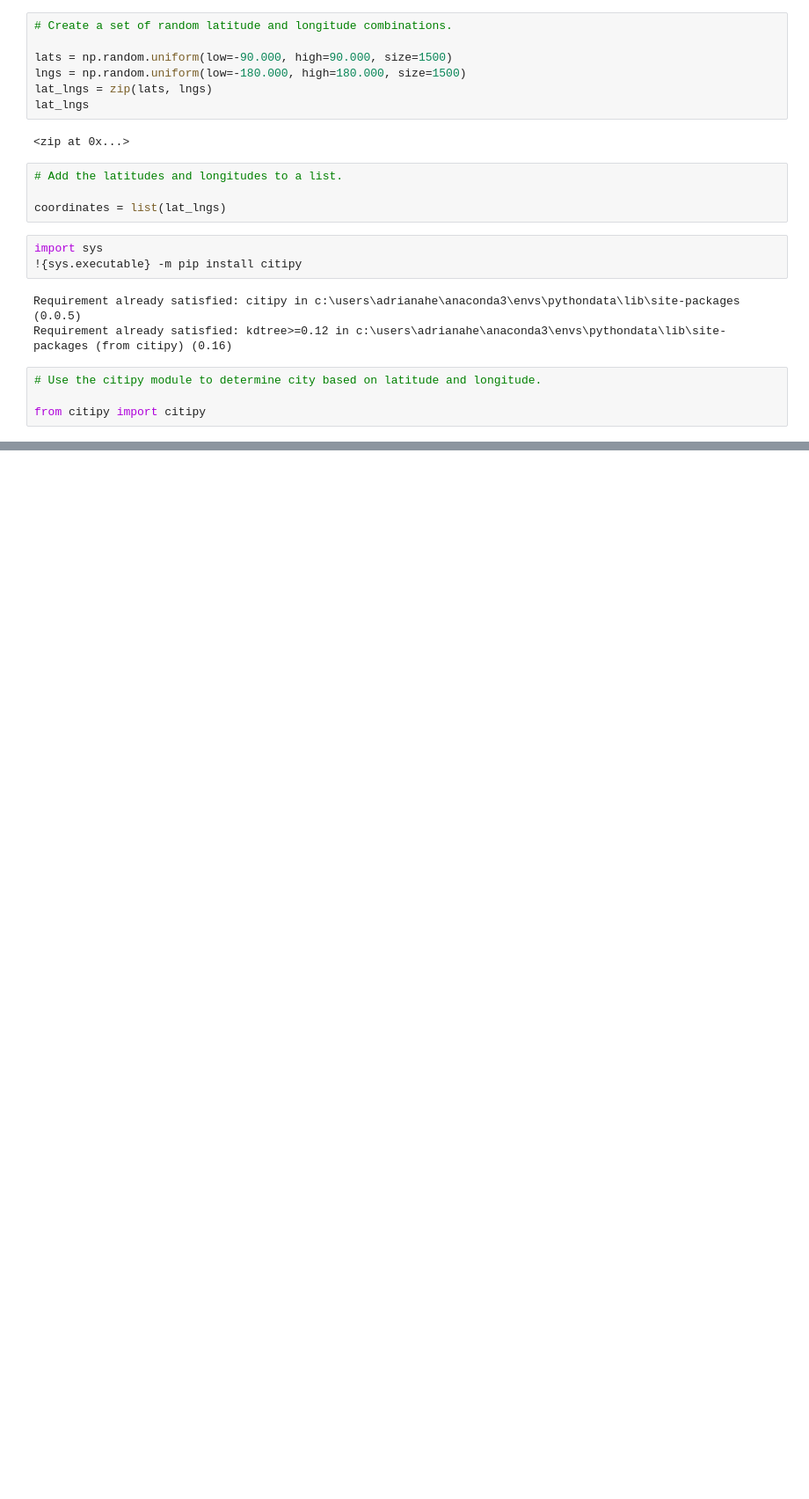
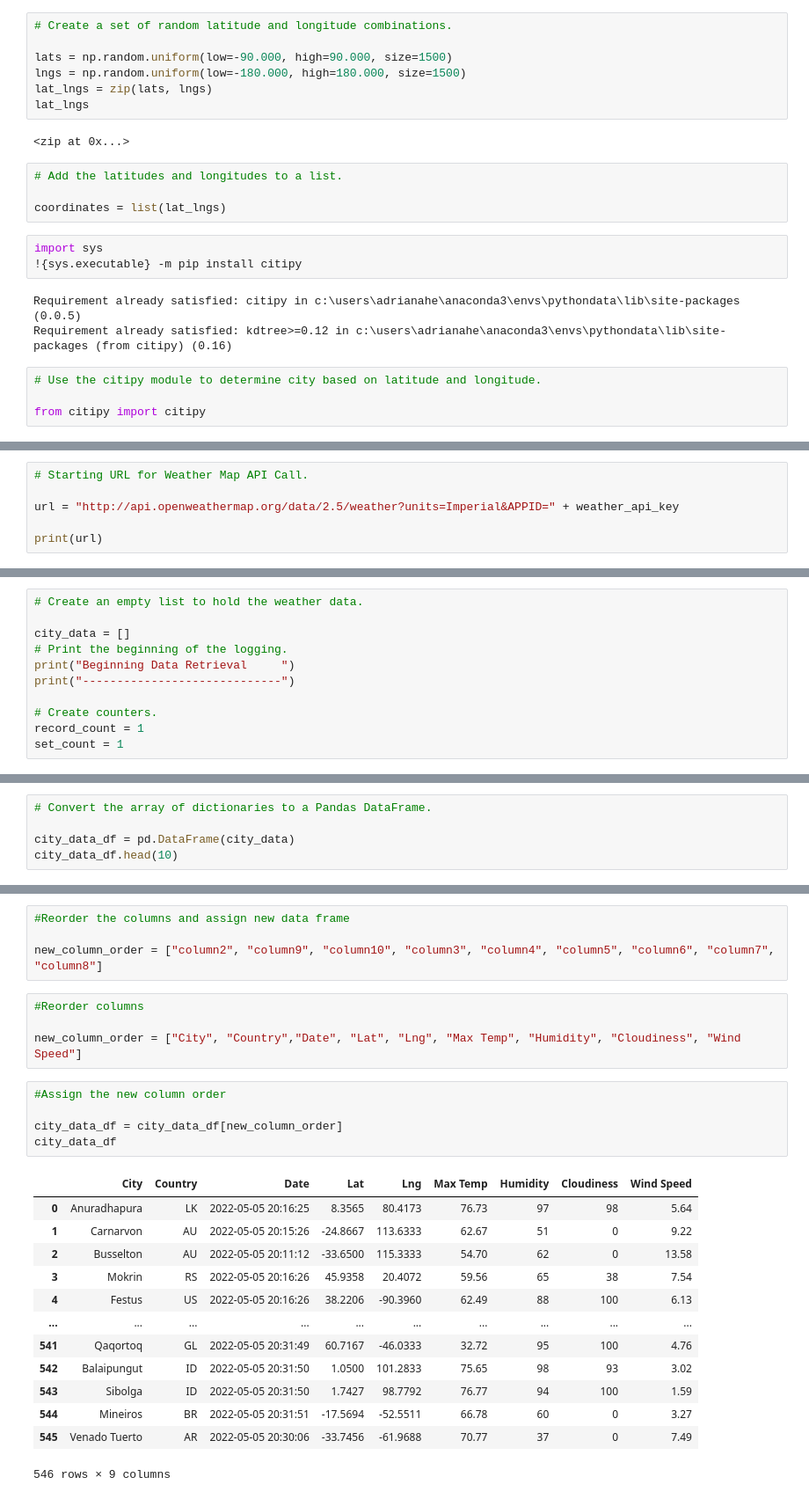
Before and after one commit to adie1717/World_Weather_Analysis, a Jupyter notebook: WeatherPy.ipynb, the cells around one changed output, grey strips where cells are left out. Shown: that part at 88% size. Saved outputs shown, nothing was run; the diff lists cells and outputs as text; blank space fills up the shorter version.

Commit message:
weather analysis update

```diff
--- a/WeatherPy.ipynb
+++ b/WeatherPy.ipynb
@@ -70,0 +79,6 @@ len(cities)
+# %%
+# Starting URL for Weather Map API Call.
+
+url = "http://api.openweathermap.org/data/2.5/weather?units=Imperial&APPID=" + weather_api_key
+
+print(url)
@@ -70,0 +92,11 @@ len(cities)
+# %%
+# Create an empty list to hold the weather data.
+
+city_data = []
+# Print the beginning of the logging.
+print("Beginning Data Retrieval     ")
+print("-----------------------------")
+
+# Create counters.
+record_count = 1
+set_count = 1
@@ -70,0 +184,5 @@ len(cities)
+# %%
+# Convert the array of dictionaries to a Pandas DataFrame.
+
+city_data_df = pd.DataFrame(city_data)
+city_data_df.head(10)
@@ -70,0 +201,27 @@ len(cities)
+# %%
+#Reorder the columns and assign new data frame
+
+new_column_order = ["column2", "column9", "column10", "column3", "column4", "column5", "column6", "column7", "column8"]
+# %%
+#Reorder columns
+
+new_column_order = ["City", "Country","Date", "Lat", "Lng", "Max Temp", "Humidity", "Cloudiness", "Wind Speed"]
+# %%
+#Assign the new column order
+
+city_data_df = city_data_df[new_column_order]
+city_data_df
+# %% [output]
+|  | City | Country | Date | Lat | Lng | Max Temp | Humidity | Cloudiness | Wind Speed |
+| 0 | Anuradhapura | LK | 2022-05-05 20:16:25 | 8.3565 | 80.4173 | 76.73 | 97 | 98 | 5.64 |
+| 1 | Carnarvon | AU | 2022-05-05 20:15:26 | -24.8667 | 113.6333 | 62.67 | 51 | 0 | 9.22 |
+| 2 | Busselton | AU | 2022-05-05 20:11:12 | -33.6500 | 115.3333 | 54.70 | 62 | 0 | 13.58 |
+| 3 | Mokrin | RS | 2022-05-05 20:16:26 | 45.9358 | 20.4072 | 59.56 | 65 | 38 | 7.54 |
+| 4 | Festus | US | 2022-05-05 20:16:26 | 38.2206 | -90.3960 | 62.49 | 88 | 100 | 6.13 |
+| ... | ... | ... | ... | ... | ... | ... | ... | ... | ... |
+| 541 | Qaqortoq | GL | 2022-05-05 20:31:49 | 60.7167 | -46.0333 | 32.72 | 95 | 100 | 4.76 |
+| 542 | Balaipungut | ID | 2022-05-05 20:31:50 | 1.0500 | 101.2833 | 75.65 | 98 | 93 | 3.02 |
+| 543 | Sibolga | ID | 2022-05-05 20:31:50 | 1.7427 | 98.7792 | 76.77 | 94 | 100 | 1.59 |
+| 544 | Mineiros | BR | 2022-05-05 20:31:51 | -17.5694 | -52.5511 | 66.78 | 60 | 0 | 3.27 |
+| 545 | Venado Tuerto | AR | 2022-05-05 20:30:06 | -33.7456 | -61.9688 | 70.77 | 37 | 0 | 7.49 |
+546 rows × 9 columns
```
Also changed, not shown: parts of 11 cells of this notebook, 3 other files.
